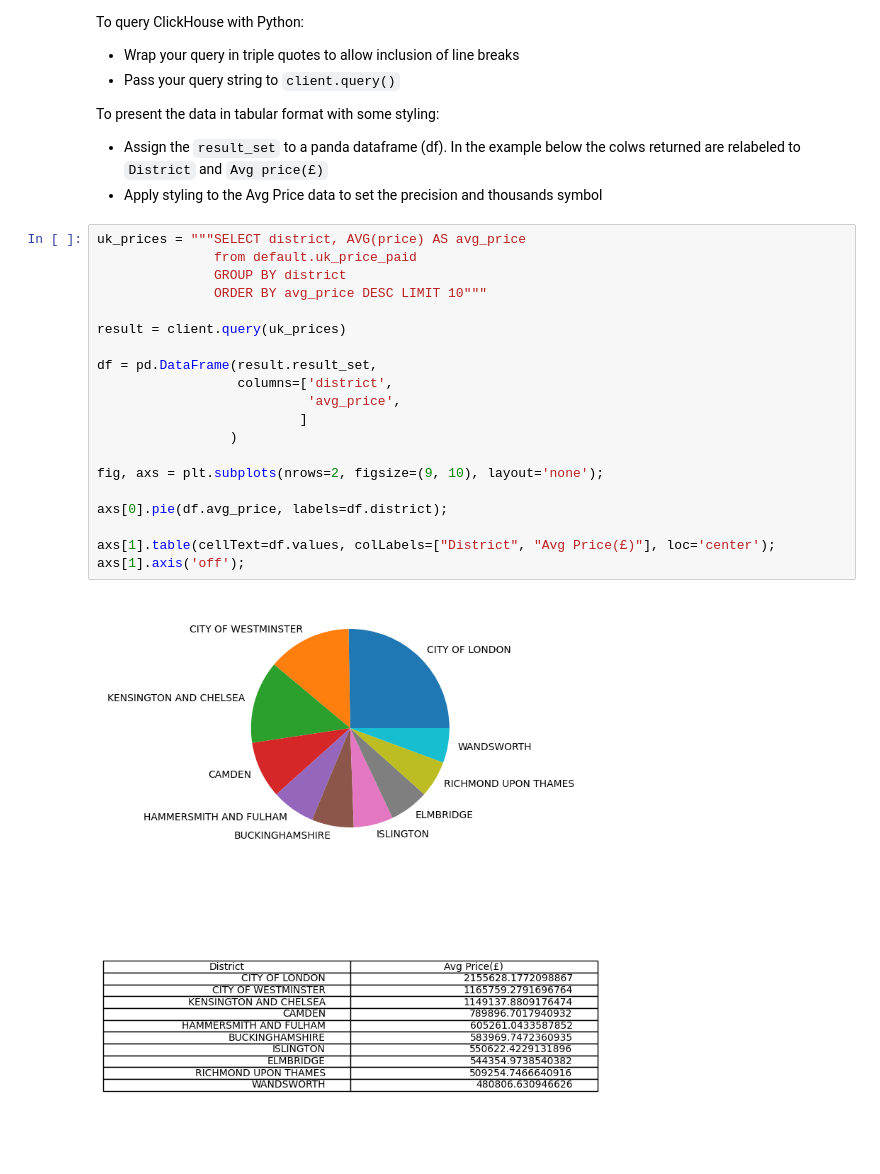
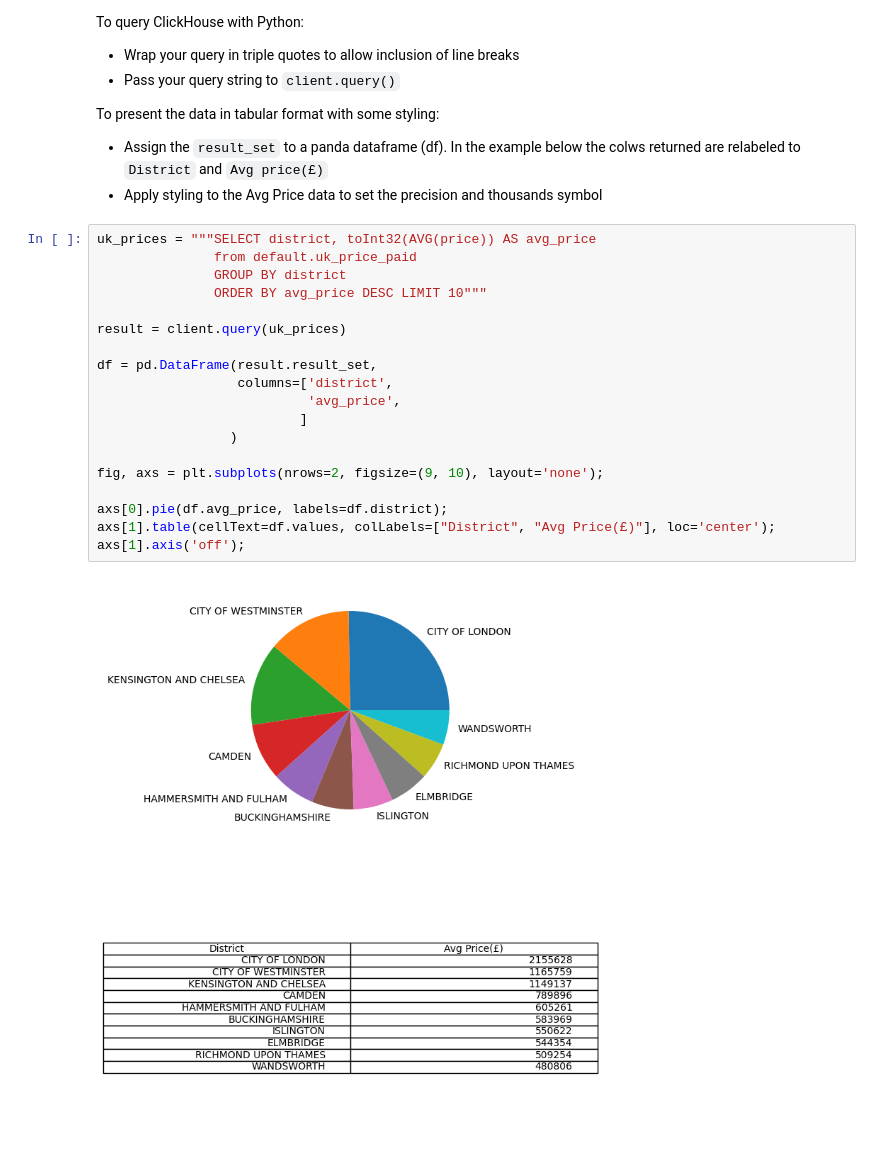
Before and after one commit to DanRoscigno/Jupyter-lab-notes, a Jupyter notebook: notebooks/UK_price_paid.ipynb, the cells around one changed output. Saved outputs shown, nothing was run; the diff lists cells and outputs as text.

Commit message:
cast price to int32
Signed-off-by: DanRoscigno <dan@roscigno.com>

```diff
--- a/notebooks/UK_price_paid.ipynb
+++ b/notebooks/UK_price_paid.ipynb
@@ -64,26 +64,25 @@ To present the data in tabular format with some styling:
 - Assign the `result_set` to a panda dataframe (df). In the example below the colws returned are relabeled to `District` and `Avg price(£)`
 - Apply styling to the Avg Price data to set the precision and thousands symbol
 # %%
-uk_prices = """SELECT district, AVG(price) AS avg_price
+uk_prices = """SELECT district, toInt32(AVG(price)) AS avg_price
                from default.uk_price_paid
                GROUP BY district
                ORDER BY avg_price DESC LIMIT 10"""
 
 result = client.query(uk_prices)
 
 df = pd.DataFrame(result.result_set,
                   columns=['district',
                            'avg_price',
                           ]
                  )
 
 fig, axs = plt.subplots(nrows=2, figsize=(9, 10), layout='none');
 
 axs[0].pie(df.avg_price, labels=df.district);
-
 axs[1].table(cellText=df.values, colLabels=["District", "Avg Price(£)"], loc='center');
 axs[1].axis('off');
 # %% [output]
-[figure, old version]
+[figure, new version]
 # %% [markdown]
 ## References and further reading
```
Also changed, not shown: parts of 1 cell of this notebook.
